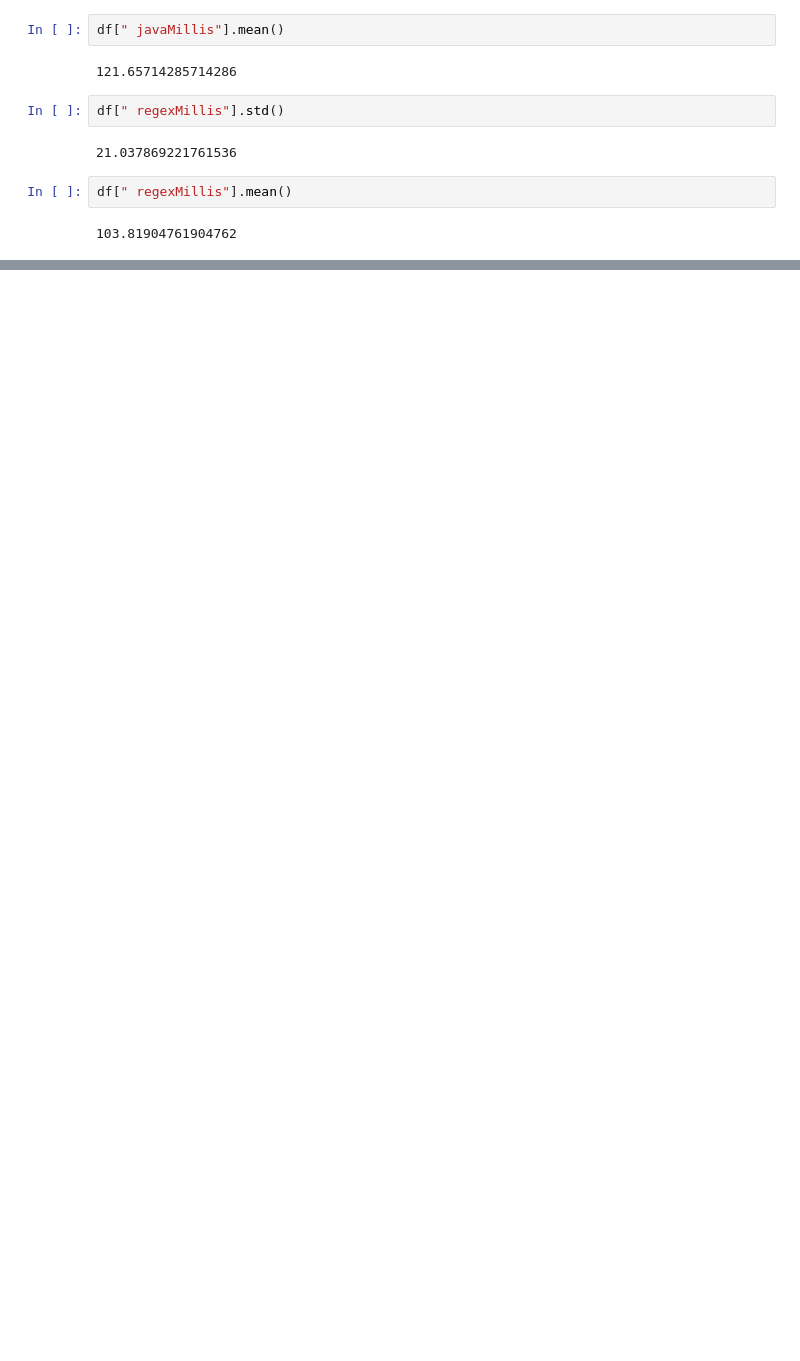
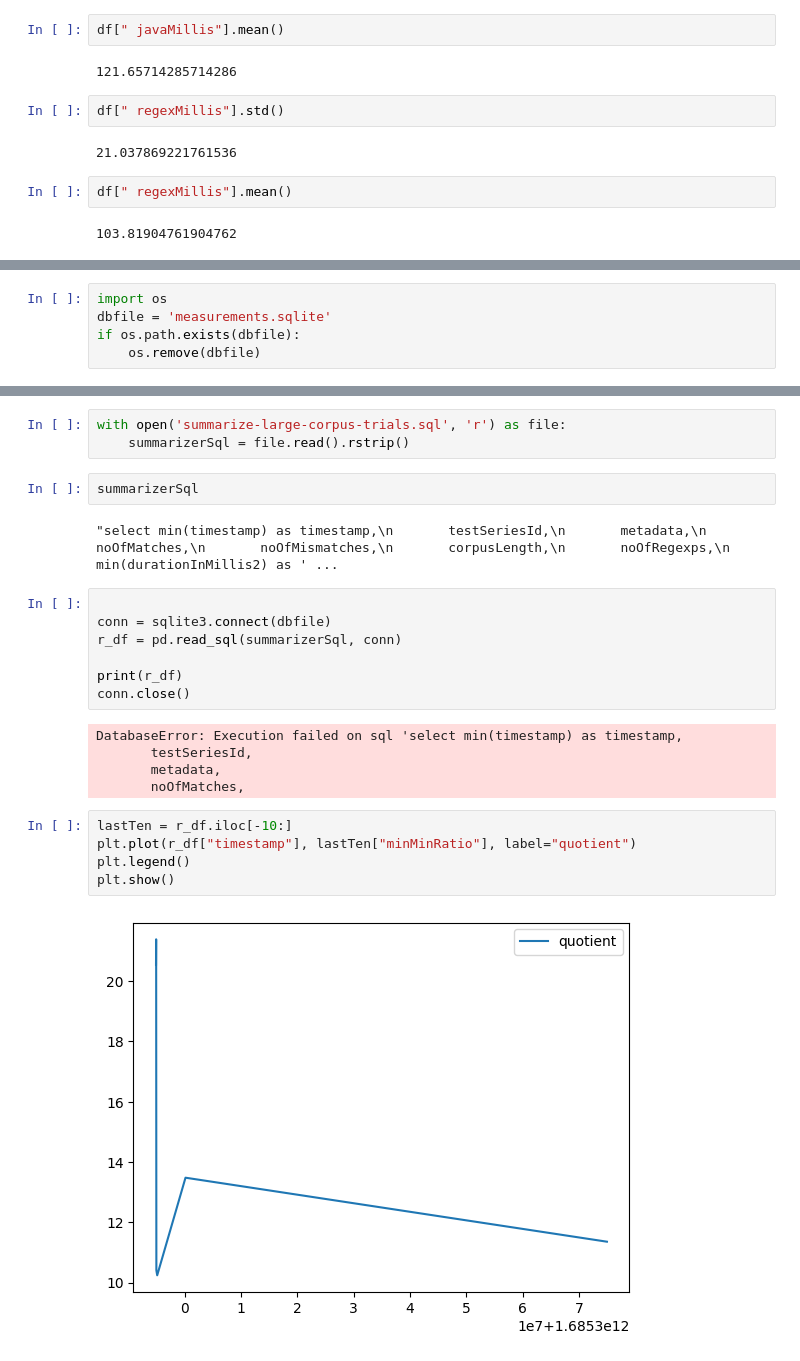
Before and after one commit to la3lma/rmatch, a Jupyter notebook: benchmarks.ipynb, the cells around one changed output, grey strips where cells are left out. Drawn from its saved outputs; the diff is of its cells as text; blank space fills up the shorter version.

```diff
--- a/benchmarks.ipynb
+++ b/benchmarks.ipynb
@@ -77,0 +171,5 @@ df[" regexMillis"].mean()
+# %%
+import os
+dbfile = 'measurements.sqlite'
+if os.path.exists(dbfile):
+    os.remove(dbfile)
@@ -77,0 +209,26 @@ df[" regexMillis"].mean()
+# %%
+with open('summarize-large-corpus-trials.sql', 'r') as file:
+    summarizerSql = file.read().rstrip()
+# %%
+summarizerSql
+# %% [output]
+"select min(timestamp) as timestamp,\n       testSeriesId,\n       metadata,\n       noOfMatches,\n       noOfMismatches,\n       corpusLength,\n       noOfRegexps,\n       min(durationInMillis2) as ' ...
+# %%
+
+conn = sqlite3.connect(dbfile)
+r_df = pd.read_sql(summarizerSql, conn)
+
+print(r_df)
+conn.close()
+# %% [output]
+DatabaseError: Execution failed on sql 'select min(timestamp) as timestamp,
+       testSeriesId,
+       metadata,
+       noOfMatches,
+# %%
+lastTen = r_df.iloc[-10:]
+plt.plot(r_df["timestamp"], lastTen["minMinRatio"], label="quotient")
+plt.legend()
+plt.show()
+# %% [output]
+[figure, added]
```
Also changed, not shown: parts of 15 cells of this notebook, 9 other files.
